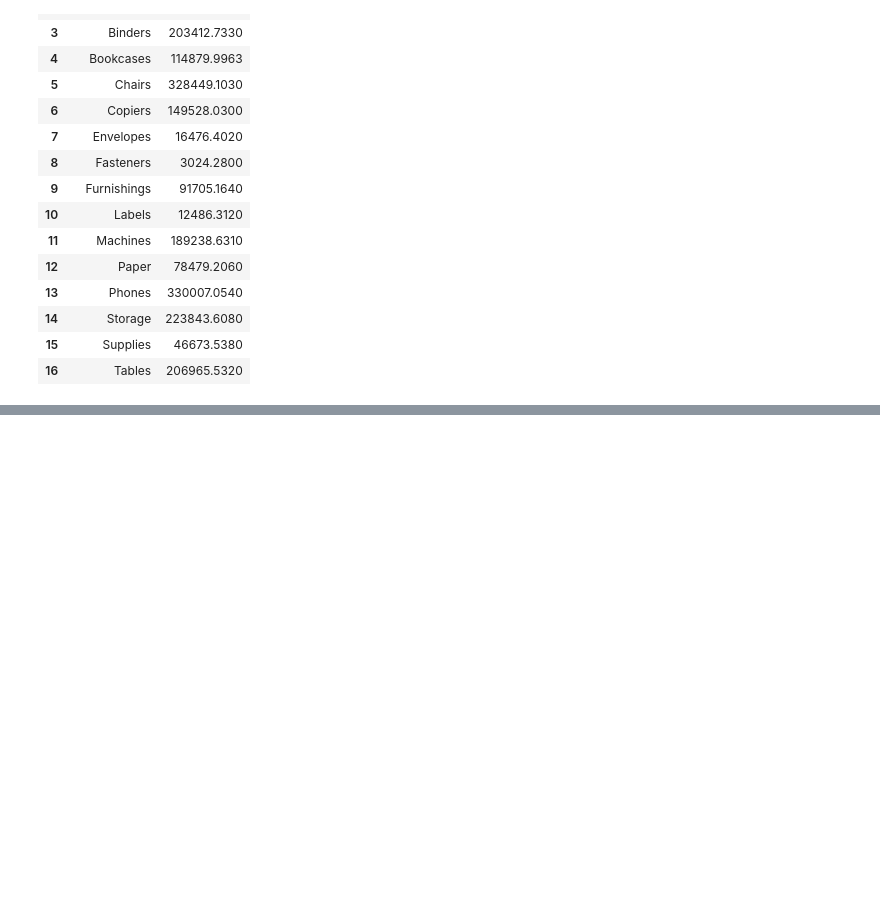
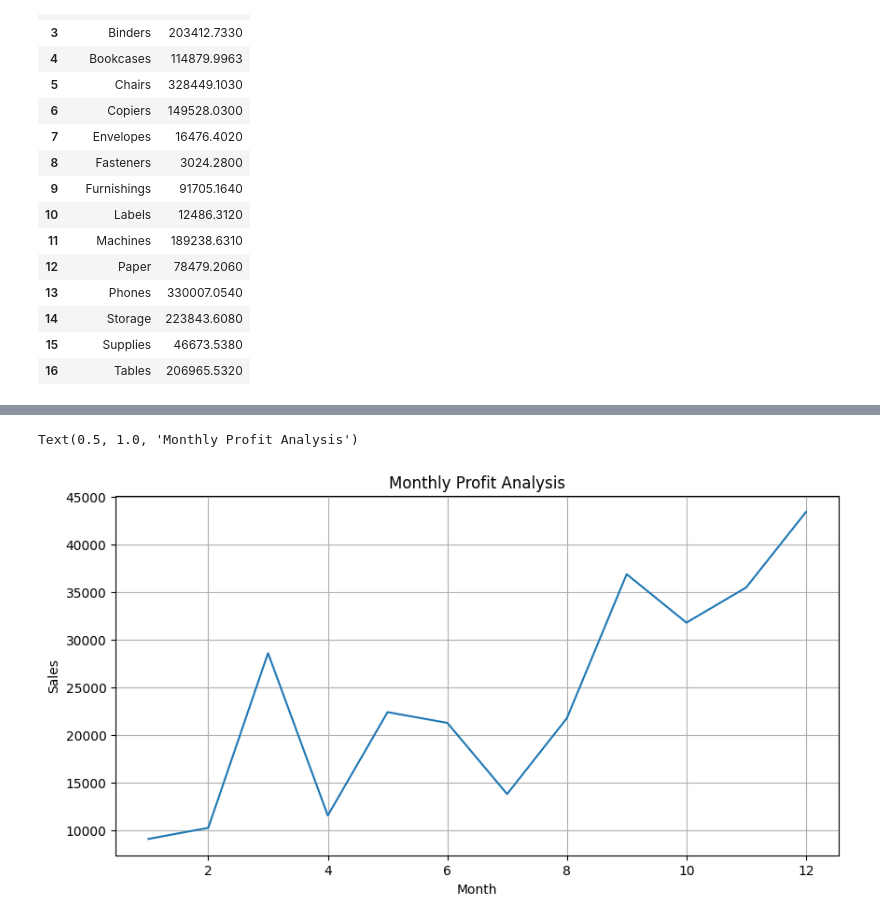
Before and after one commit to rahulghoshal/Superstore_Sales_Analysis, a Jupyter notebook: store_analysis.ipynb, the cells around one changed output, grey strips where cells are left out. Saved outputs shown, nothing was run; the diff lists cells and outputs as text; code cells hidden in the pictures; blank space fills up the shorter version.

```diff
--- a/store_analysis.ipynb
+++ b/store_analysis.ipynb
@@ -360,0 +363,3 @@ Text(0.5, 1.0, 'Category Sales Analysis')
+# %%
+profit_by_month = df.groupby('order_month')['profit'].sum().reset_index()
+profit_by_month
@@ -360,0 +380,10 @@ Text(0.5, 1.0, 'Category Sales Analysis')
+# %%
+plt.figure(figsize=(10,5))
+plt.grid()
+sns.lineplot(data=profit_by_month,x='order_month',y='profit')
+plt.xlabel('Month')
+plt.ylabel('Sales')
+plt.title('Monthly Profit Analysis')
+# %% [output]
+Text(0.5, 1.0, 'Monthly Profit Analysis')
+[figure, added]
```
Also changed, not shown: parts of 11 cells of this notebook.
